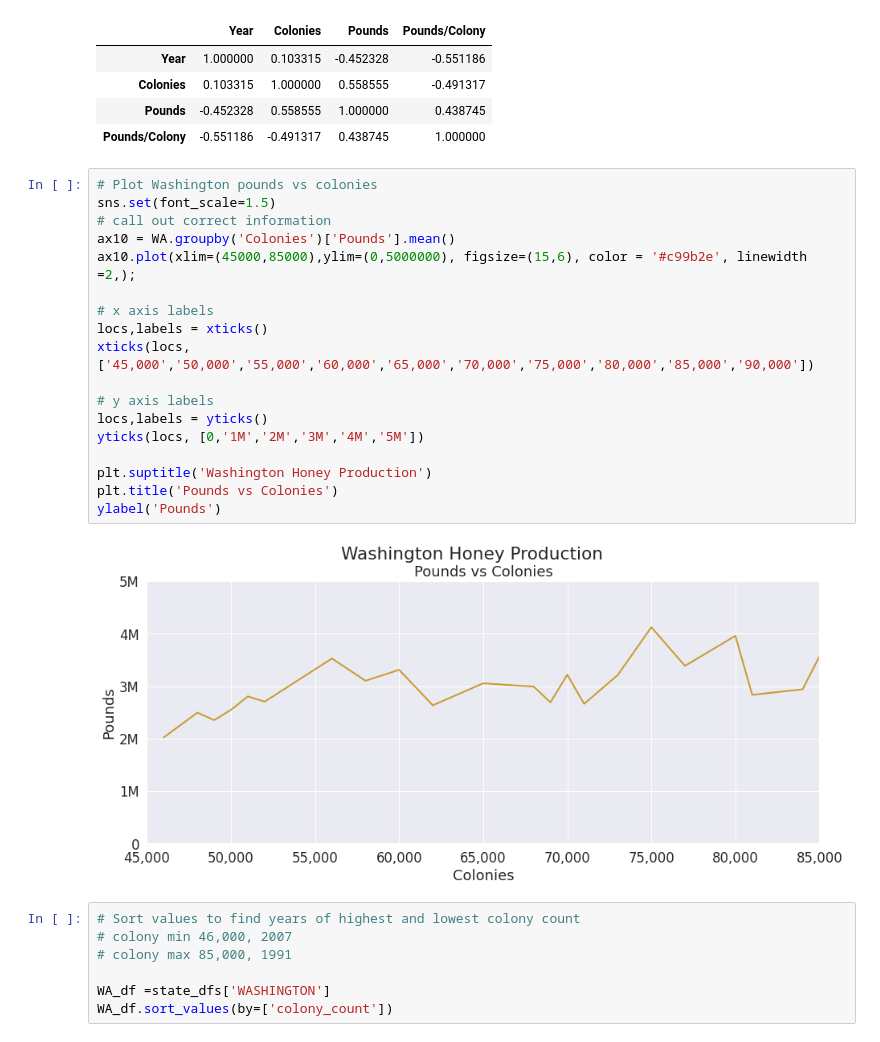
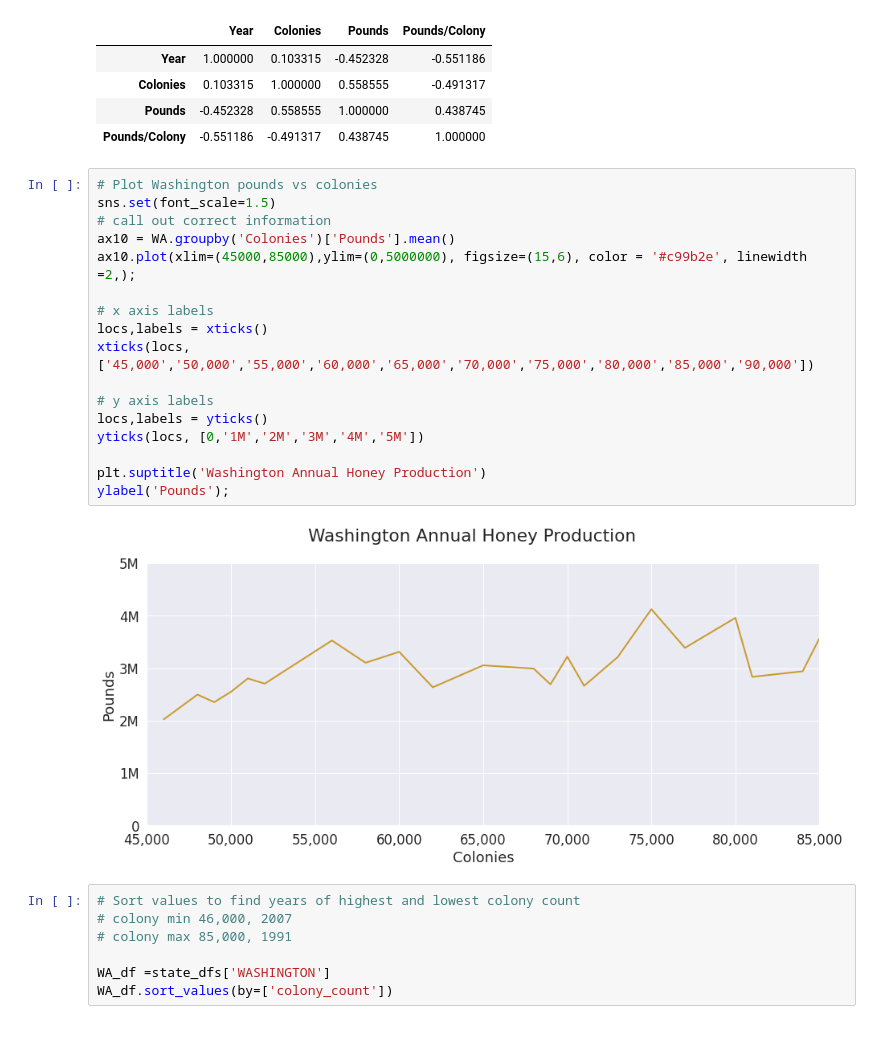
Before and after one commit to SaraWestWA/DS-Unit-1-Build, a Jupyter notebook: SW_Honey_WA_state.ipynb, the cells around one changed output. Drawn from its saved outputs; the diff is of its cells as text.

```diff
--- a/SW_Honey_WA_state.ipynb
+++ b/SW_Honey_WA_state.ipynb
@@ -667,23 +685,22 @@ cor_WA
 # %%
 # Plot Washington pounds vs colonies
 sns.set(font_scale=1.5)
 # call out correct information
 ax10 = WA.groupby('Colonies')['Pounds'].mean()
 ax10.plot(xlim=(45000,85000),ylim=(0,5000000), figsize=(15,6), color = '#c99b2e', linewidth =2,);
 
 # x axis labels
 locs,labels = xticks()
 xticks(locs, ['45,000','50,000','55,000','60,000','65,000','70,000','75,000','80,000','85,000','90,000'])
 
 # y axis labels
 locs,labels = yticks()
 yticks(locs, [0,'1M','2M','3M','4M','5M'])
 
-plt.suptitle('Washington Honey Production')
-plt.title('Pounds vs Colonies')
-ylabel('Pounds')
+plt.suptitle('Washington Annual Honey Production')
+ylabel('Pounds');
 # %% [output]
-[figure, old version]
+[figure, new version]
 # %%
 # Sort values to find years of highest and lowest colony count
 # colony min 46,000, 2007
```
Also changed, not shown: parts of 1 cell of this notebook.
